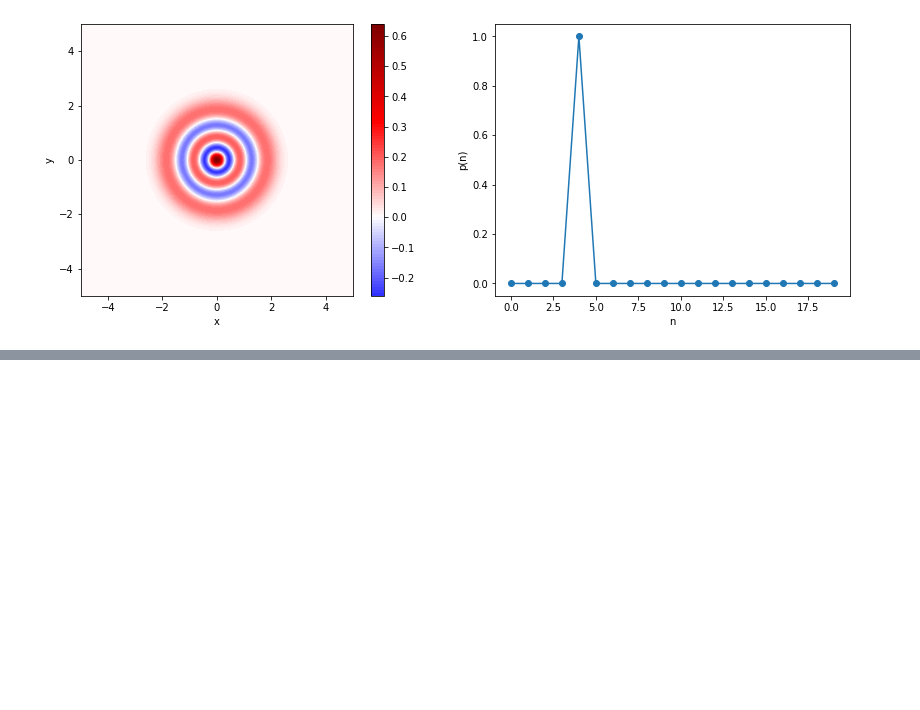
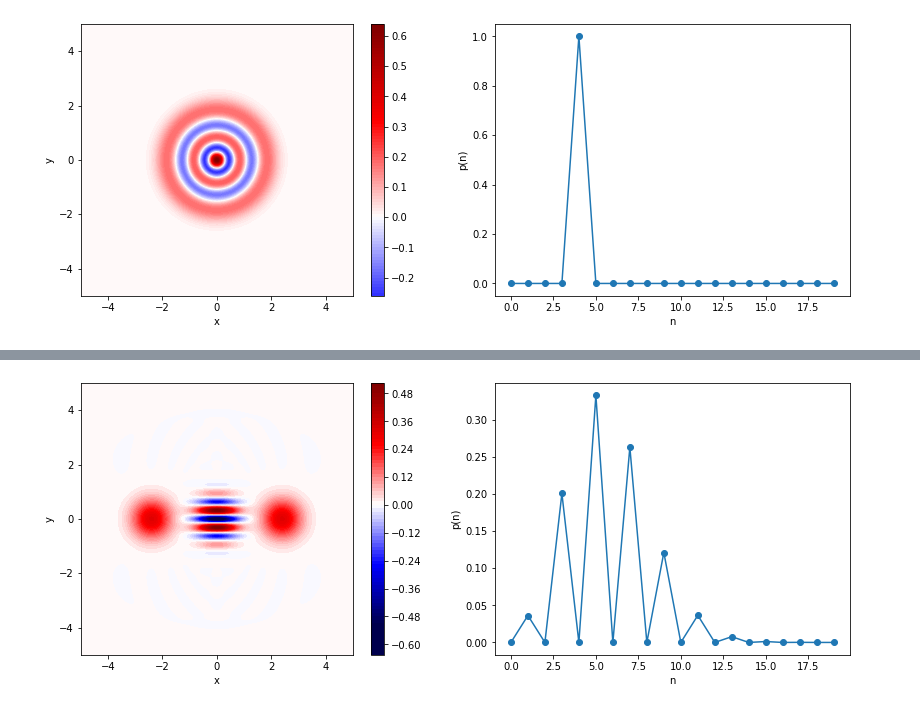
Before and after one commit to CarlosSMWolff/Quantum-Optics-Course, a Jupyter notebook: 1_Quantum_single_mode_field.ipynb, the cells around one changed output, grey strips where cells are left out. Saved outputs shown, nothing was run; the diff lists cells and outputs as text; code cells hidden in the pictures; blank space fills up the shorter version.

```diff
--- a/1_Quantum_single_mode_field.ipynb
+++ b/1_Quantum_single_mode_field.ipynb
@@ -159,0 +190,6 @@ Notice something very important: the Wigner function has now negative values!!
+# %%
+catMinus = (alphaPlus - alphaMinus).unit()
+WignercatMinus = wigner(catMinus, xvec, xvec, g= 2)
+plot_state(catMinus,WignercatMinus,xvec)
+# %% [output]
+[figure, added]
```
Also changed, not shown: parts of 13 cells of this notebook.
